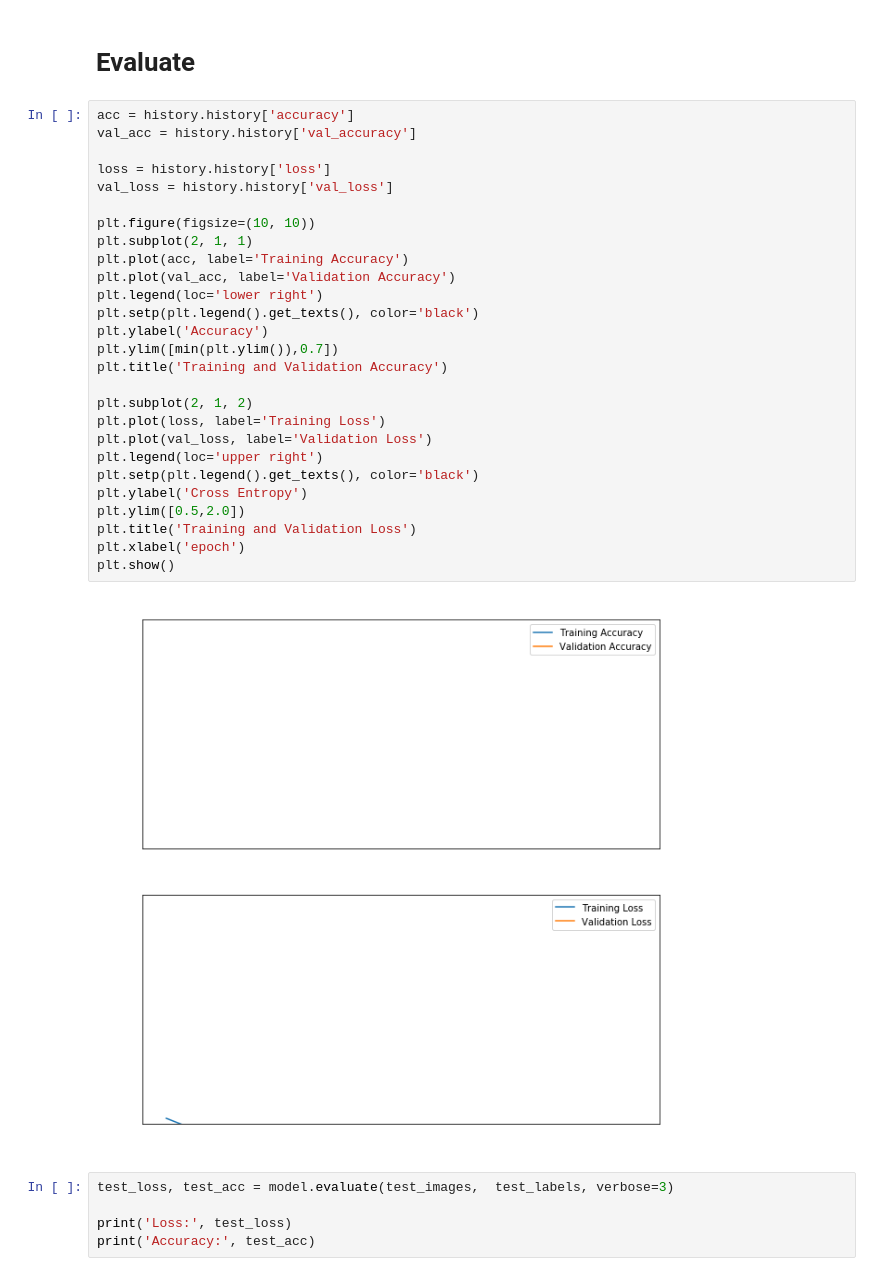
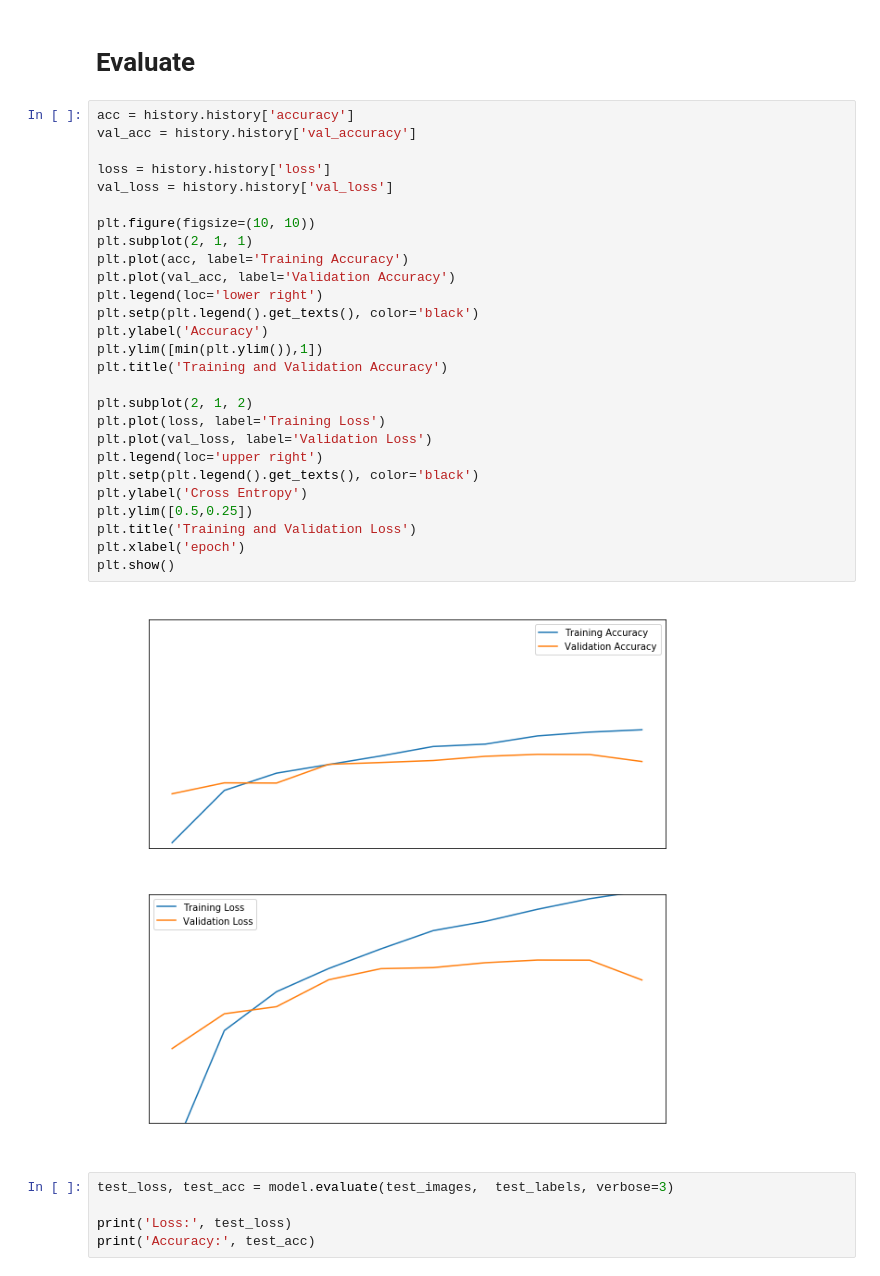
Before and after one commit to JosDeleon/Seminario-Profesional-I, a Jupyter notebook: Copia_de_lesson1_image_classifier.ipynb, the cells around one changed output. Cells and saved outputs as stored; diff of their text form.

```diff
--- a/Copia_de_lesson1_image_classifier.ipynb
+++ b/Copia_de_lesson1_image_classifier.ipynb
@@ -132,32 +132,32 @@ Epoch 10/10
 # %%
 acc = history.history['accuracy']
 val_acc = history.history['val_accuracy']
 
 loss = history.history['loss']
 val_loss = history.history['val_loss']
 
 plt.figure(figsize=(10, 10))
 plt.subplot(2, 1, 1)
 plt.plot(acc, label='Training Accuracy')
 plt.plot(val_acc, label='Validation Accuracy')
 plt.legend(loc='lower right')
 plt.setp(plt.legend().get_texts(), color='black')
 plt.ylabel('Accuracy')
-plt.ylim([min(plt.ylim()),0.7])
+plt.ylim([min(plt.ylim()),1])
 plt.title('Training and Validation Accuracy')
 
 plt.subplot(2, 1, 2)
 plt.plot(loss, label='Training Loss')
 plt.plot(val_loss, label='Validation Loss')
 plt.legend(loc='upper right')
 plt.setp(plt.legend().get_texts(), color='black')
 plt.ylabel('Cross Entropy')
-plt.ylim([0.5,2.0])
+plt.ylim([0.5,0.25])
 plt.title('Training and Validation Loss')
 plt.xlabel('epoch')
 plt.show()
 # %% [output]
-[figure, old version]
+[figure, new version]
 # %%
 test_loss, test_acc = model.evaluate(test_images,  test_labels, verbose=3)
 
```
